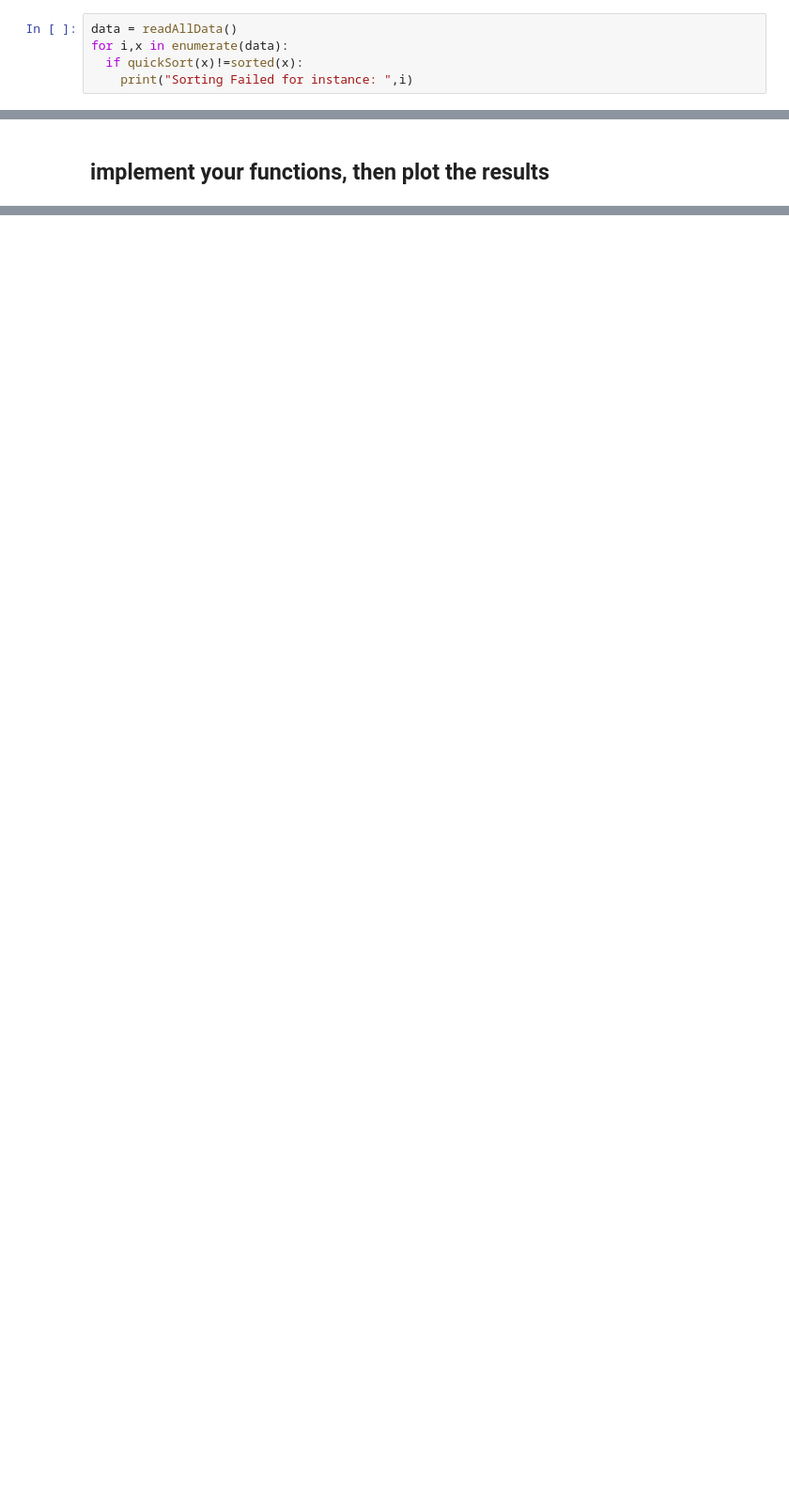
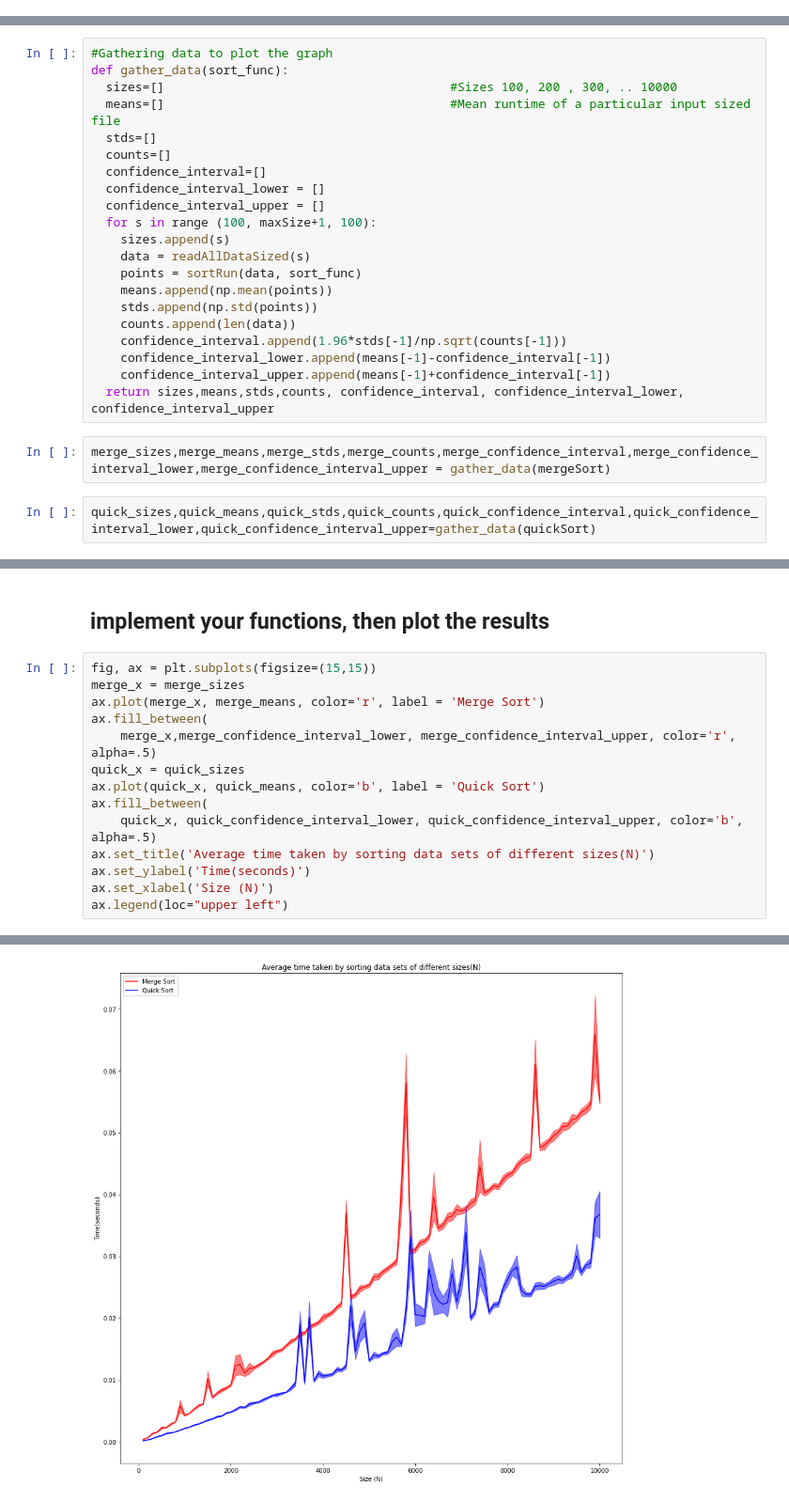
Before and after one commit to apal5/cs575_hw5.1, a Jupyter notebook: CS575_HW5_apal5.ipynb, the cells around one changed output, grey strips where cells are left out. Shown at 94% size. Saved outputs shown, nothing was run; the diff lists cells and outputs as text; blank space fills up the shorter version.

```diff
--- a/CS575_HW5_apal5.ipynb
+++ b/CS575_HW5_apal5.ipynb
@@ -151,8 +142,3 @@ def readAllData():
-# %%
-data = readAllData()
-for i,x in enumerate(data):
-  if quickSort(x)!=sorted(x):
-    print("Sorting Failed for instance: ",i)
 # %% [markdown]
 # Experiments
 # %% [markdown]
@@ -187,5 +183,30 @@ points_q = sortRun(data, quickSort)
 # %% [markdown]
 ## TODO
 Run Experiments and Gather Data
+# %%
+#Gathering data to plot the graph
+def gather_data(sort_func):
+  sizes=[]                                       #Sizes 100, 200 , 300, .. 10000
+  means=[]                                       #Mean runtime of a particular input sized file
+  stds=[]
+  counts=[]
+  confidence_interval=[]
+  confidence_interval_lower = []
+  confidence_interval_upper = []
+  for s in range (100, maxSize+1, 100):
+    sizes.append(s)
+    data = readAllDataSized(s)
+    points = sortRun(data, sort_func)
+    means.append(np.mean(points))
+    stds.append(np.std(points))
+    counts.append(len(data))
+    confidence_interval.append(1.96*stds[-1]/np.sqrt(counts[-1]))
+    confidence_interval_lower.append(means[-1]-confidence_interval[-1])
+    confidence_interval_upper.append(means[-1]+confidence_interval[-1])
+  return sizes,means,stds,counts, confidence_interval, confidence_interval_lower, confidence_interval_upper
+# %%
+merge_sizes,merge_means,merge_stds,merge_counts,merge_confidence_interval,merge_confidence_interval_lower,merge_confidence_interval_upper = gather_data(mergeSort)
+# %%
+quick_sizes,quick_means,quick_stds,quick_counts,quick_confidence_interval,quick_confidence_interval_lower,quick_confidence_interval_upper=gather_data(quickSort)
 # %% [markdown]
 # Example data and graph
@@ -210,2 +221,17 @@ plt.show()
 # %% [markdown]
 ## implement your functions, then plot the results
+# %%
+fig, ax = plt.subplots(figsize=(15,15))
+merge_x = merge_sizes
+ax.plot(merge_x, merge_means, color='r', label = 'Merge Sort')
+ax.fill_between(
+    merge_x,merge_confidence_interval_lower, merge_confidence_interval_upper, color='r', alpha=.5)
+quick_x = quick_sizes
+ax.plot(quick_x, quick_means, color='b', label = 'Quick Sort')
+ax.fill_between(
+    quick_x, quick_confidence_interval_lower, quick_confidence_interval_upper, color='b', alpha=.5)
+ax.set_title('Average time taken by sorting data sets of different sizes(N)')
+ax.set_ylabel('Time(seconds)')
+ax.set_xlabel('Size (N)')
+ax.legend(loc="upper left")
+# %% [output]
@@ -211,0 +239 @@ plt.show()
+[figure, added]
```
Also changed, not shown: parts of 12 cells of this notebook.
